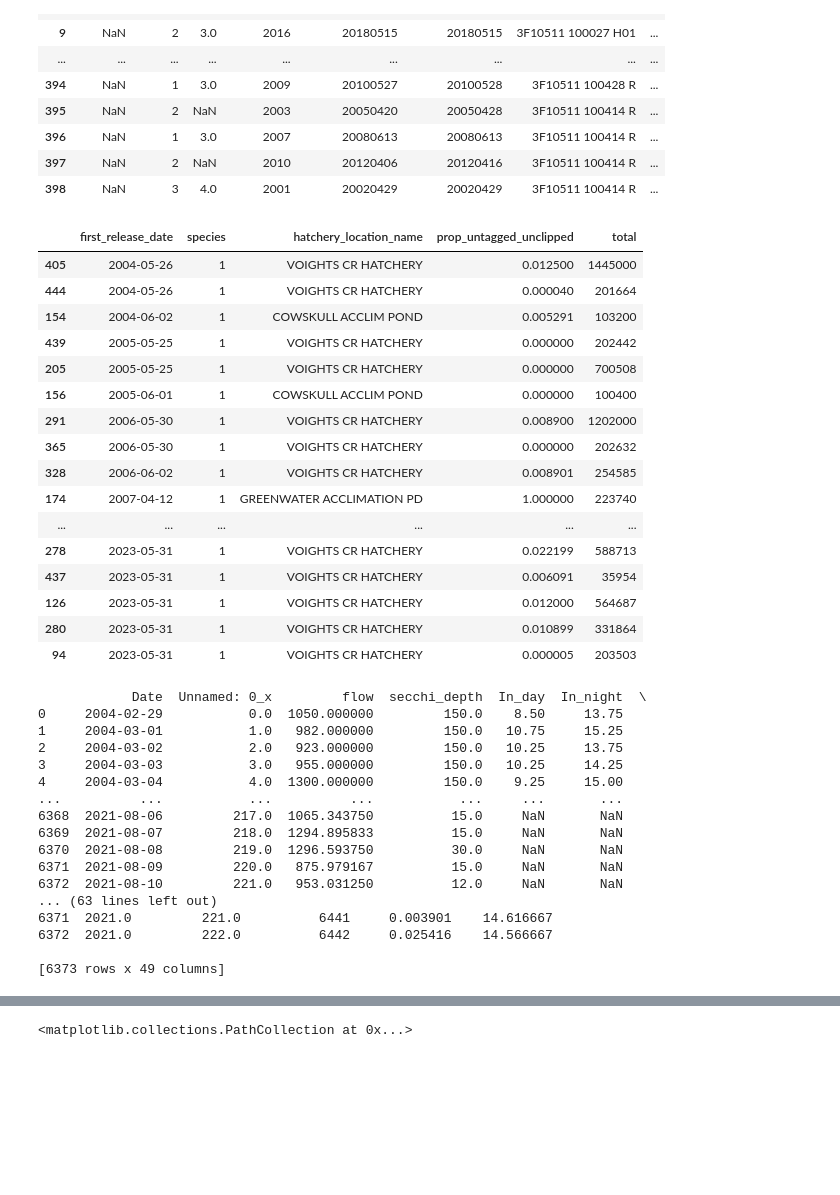
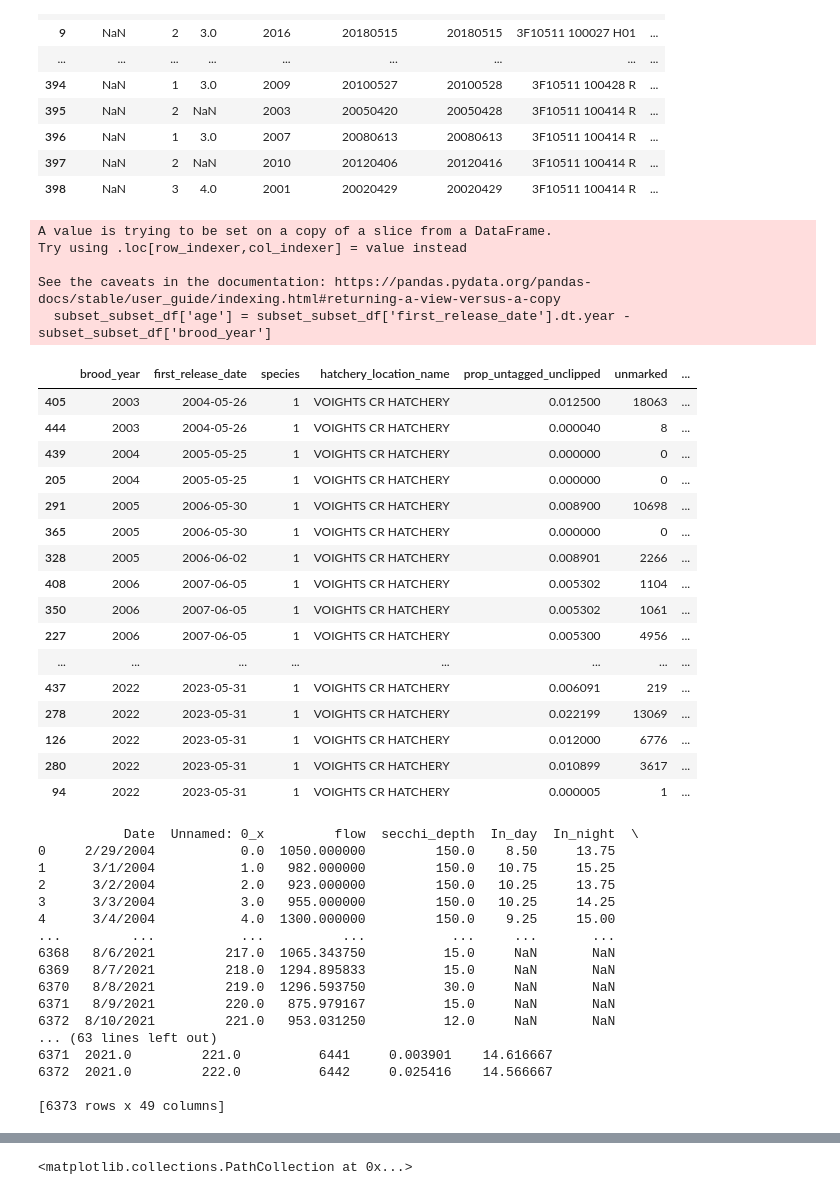
Before and after one commit to maria-kuruvilla/pied_piper, a Jupyter notebook: puyallup_rmis.ipynb, the cells around one changed output, grey strips where cells are left out. Saved outputs shown, nothing was run; the diff lists cells and outputs as text; code cells hidden in the pictures; blank space fills up the shorter version.

Commit message:
added trap_efficiency to skagit data, made puyallup figure

```diff
--- a/puyallup_rmis.ipynb
+++ b/puyallup_rmis.ipynb
@@ -34,32 +43,40 @@ df['total'] = (df['tagged_adclipped'] + df['tagged_unclipped'] + df['untagged_ad
                df['untagged_unclipped'] + df['untagged_unknown'])
 df['unclipped'] = (df['tagged_unclipped'] + df['untagged_unclipped'] + df['untagged_unknown'])
 df['prop_unclipped'] = df['unclipped']/df['total']
+df['unmarked'] = df['untagged_unclipped']+ df['untagged_unknown']
 df['prop_untagged_unclipped'] = (df['untagged_unclipped']+ df['untagged_unknown'])/df['total']
 # %%
 subset_df = df[(df['first_release_date'].dt.year >= 2004) & (df['first_release_date'].dt.year <= 2023)]
 chinook_subset_df = subset_df[(subset_df['species'] == 1)]
+chinook_voights_df = chinook_subset_df[chinook_subset_df['hatchery_location_name'] == 'VOIGHTS CR HATCHERY']
 # %%
-subset_subset_df = chinook_subset_df[['first_release_date','species','hatchery_location_name','prop_untagged_unclipped','total']]
-
+subset_subset_df = chinook_voights_df[['brood_year','first_release_date','species','hatchery_location_name',
+                                       'prop_untagged_unclipped','unmarked','total']]
+subset_subset_df['age'] = subset_subset_df['first_release_date'].dt.year - subset_subset_df['brood_year']
 subset_subset_df = subset_subset_df.sort_values(by='first_release_date')
-
+subset_age_df = subset_subset_df[subset_subset_df['age'] == 1]
 with pd.option_context('display.max_rows', None, 'display.max_columns', None):  # more options can be specified also
-    display(subset_subset_df)
+    display(subset_age_df)
 # %% [output]
+A value is trying to be set on a copy of a slice from a DataFrame.
+Try using .loc[row_indexer,col_indexer] = value instead
+
+See the caveats in the documentation: https://pandas.pydata.org/pandas-docs/stable/user_guide/indexing.html#returning-a-view-versus-a-copy
+  subset_subset_df['age'] = subset_subset_df['first_release_date'].dt.year - subset_subset_df['brood_year']
-|  | first_release_date | species | hatchery_location_name | prop_untagged_unclipped | total |
-| 405 | 2004-05-26 | 1 | VOIGHTS CR HATCHERY | 0.012500 | 1445000 |
-| 444 | 2004-05-26 | 1 | VOIGHTS CR HATCHERY | 0.000040 | 201664 |
-| 154 | 2004-06-02 | 1 | COWSKULL ACCLIM POND | 0.005291 | 103200 |
-| 439 | 2005-05-25 | 1 | VOIGHTS CR HATCHERY | 0.000000 | 202442 |
-| 205 | 2005-05-25 | 1 | VOIGHTS CR HATCHERY | 0.000000 | 700508 |
-| 156 | 2005-06-01 | 1 | COWSKULL ACCLIM POND | 0.000000 | 100400 |
-| 291 | 2006-05-30 | 1 | VOIGHTS CR HATCHERY | 0.008900 | 1202000 |
-| 365 | 2006-05-30 | 1 | VOIGHTS CR HATCHERY | 0.000000 | 202632 |
-| 328 | 2006-06-02 | 1 | VOIGHTS CR HATCHERY | 0.008901 | 254585 |
-| 174 | 2007-04-12 | 1 | GREENWATER ACCLIMATION PD | 1.000000 | 223740 |
-| ... | ... | ... | ... | ... | ... |
-| 278 | 2023-05-31 | 1 | VOIGHTS CR HATCHERY | 0.022199 | 588713 |
-| 437 | 2023-05-31 | 1 | VOIGHTS CR HATCHERY | 0.006091 | 35954 |
-| 126 | 2023-05-31 | 1 | VOIGHTS CR HATCHERY | 0.012000 | 564687 |
-| 280 | 2023-05-31 | 1 | VOIGHTS CR HATCHERY | 0.010899 | 331864 |
-| 94 | 2023-05-31 | 1 | VOIGHTS CR HATCHERY | 0.000005 | 203503 |
+|  | brood_year | first_release_date | species | hatchery_location_name | prop_untagged_unclipped | unmarked | ... |
+| 405 | 2003 | 2004-05-26 | 1 | VOIGHTS CR HATCHERY | 0.012500 | 18063 | ... |
+| 444 | 2003 | 2004-05-26 | 1 | VOIGHTS CR HATCHERY | 0.000040 | 8 | ... |
+| 439 | 2004 | 2005-05-25 | 1 | VOIGHTS CR HATCHERY | 0.000000 | 0 | ... |
+| 205 | 2004 | 2005-05-25 | 1 | VOIGHTS CR HATCHERY | 0.000000 | 0 | ... |
+| 291 | 2005 | 2006-05-30 | 1 | VOIGHTS CR HATCHERY | 0.008900 | 10698 | ... |
+| 365 | 2005 | 2006-05-30 | 1 | VOIGHTS CR HATCHERY | 0.000000 | 0 | ... |
+| 328 | 2005 | 2006-06-02 | 1 | VOIGHTS CR HATCHERY | 0.008901 | 2266 | ... |
+| 408 | 2006 | 2007-06-05 | 1 | VOIGHTS CR HATCHERY | 0.005302 | 1104 | ... |
+| 350 | 2006 | 2007-06-05 | 1 | VOIGHTS CR HATCHERY | 0.005302 | 1061 | ... |
+| 227 | 2006 | 2007-06-05 | 1 | VOIGHTS CR HATCHERY | 0.005300 | 4956 | ... |
+| ... | ... | ... | ... | ... | ... | ... | ... |
+| 437 | 2022 | 2023-05-31 | 1 | VOIGHTS CR HATCHERY | 0.006091 | 219 | ... |
+| 278 | 2022 | 2023-05-31 | 1 | VOIGHTS CR HATCHERY | 0.022199 | 13069 | ... |
+| 126 | 2022 | 2023-05-31 | 1 | VOIGHTS CR HATCHERY | 0.012000 | 6776 | ... |
+| 280 | 2022 | 2023-05-31 | 1 | VOIGHTS CR HATCHERY | 0.010899 | 3617 | ... |
+| 94 | 2022 | 2023-05-31 | 1 | VOIGHTS CR HATCHERY | 0.000005 | 1 | ... |
@@ -66,21 +92,21 @@ with pd.option_context('display.max_rows', None, 'display.max_columns', None):
 # %%
 #reading puyallup data
-df_puyallup = pd.read_csv(data_string + "puyallup_2004-2021_all_days_w_covariates.csv")
+df_puyallup = pd.read_csv(data_string + "puyallup_2004-2021_all_days_w_covariates_edited.csv")
 
 print(df_puyallup)
 # %% [output]
-            Date  Unnamed: 0_x         flow  secchi_depth  In_day  In_night  \
-0     2004-02-29           0.0  1050.000000         150.0    8.50     13.75
-1     2004-03-01           1.0   982.000000         150.0   10.75     15.25
-2     2004-03-02           2.0   923.000000         150.0   10.25     13.75
-3     2004-03-03           3.0   955.000000         150.0   10.25     14.25
-4     2004-03-04           4.0  1300.000000         150.0    9.25     15.00
-...          ...           ...          ...           ...     ...       ...
-6368  2021-08-06         217.0  1065.343750          15.0     NaN       NaN
-6369  2021-08-07         218.0  1294.895833          15.0     NaN       NaN
-6370  2021-08-08         219.0  1296.593750          30.0     NaN       NaN
-6371  2021-08-09         220.0   875.979167          15.0     NaN       NaN
-6372  2021-08-10         221.0   953.031250          12.0     NaN       NaN
+           Date  Unnamed: 0_x         flow  secchi_depth  In_day  In_night  \
+0     2/29/2004           0.0  1050.000000         150.0    8.50     13.75
+1      3/1/2004           1.0   982.000000         150.0   10.75     15.25
+2      3/2/2004           2.0   923.000000         150.0   10.25     13.75
+3      3/3/2004           3.0   955.000000         150.0   10.25     14.25
+4      3/4/2004           4.0  1300.000000         150.0    9.25     15.00
+...         ...           ...          ...           ...     ...       ...
+6368   8/6/2021         217.0  1065.343750          15.0     NaN       NaN
+6369   8/7/2021         218.0  1294.895833          15.0     NaN       NaN
+6370   8/8/2021         219.0  1296.593750          30.0     NaN       NaN
+6371   8/9/2021         220.0   875.979167          15.0     NaN       NaN
+6372  8/10/2021         221.0   953.031250          12.0     NaN       NaN
 ... (63 lines left out)
 6371  2021.0         221.0          6441     0.003901    14.616667
 6372  2021.0         222.0          6442     0.025416    14.566667
```
Also changed, not shown: parts of 9 cells of this notebook, 4 other files.
